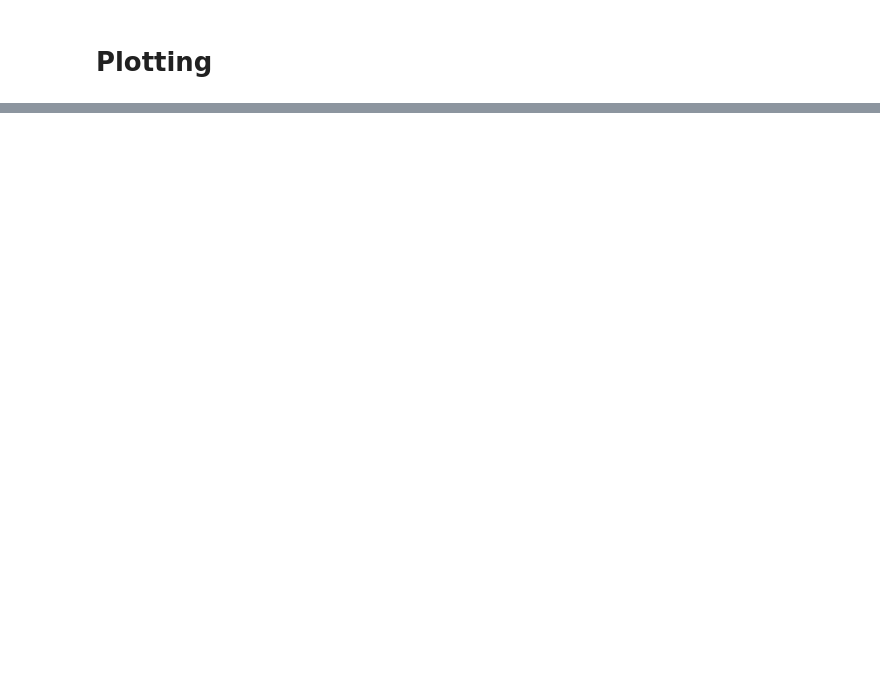
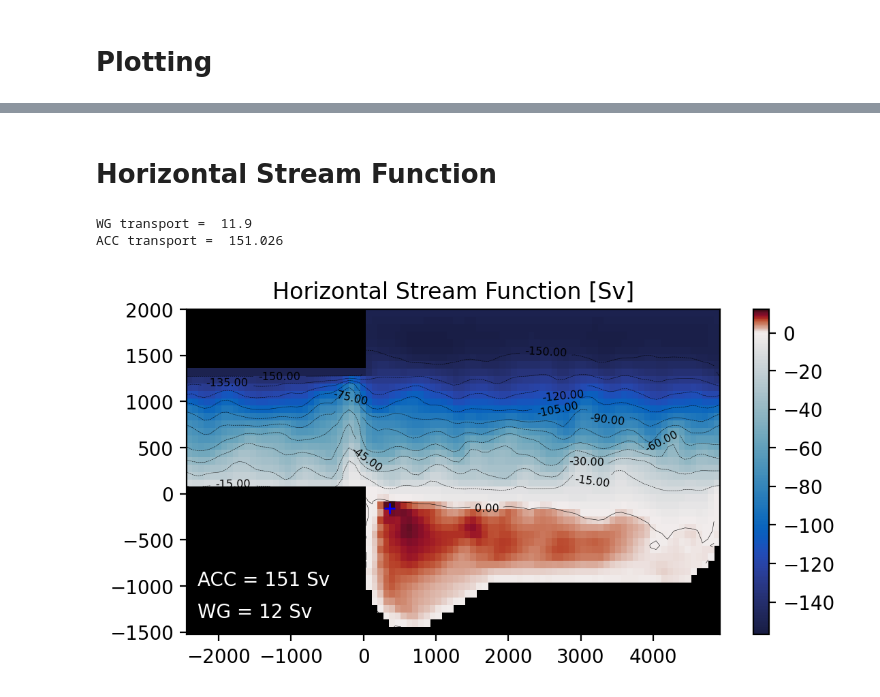
Before and after one commit to afstyles/IWG_analysis, a Jupyter notebook: int/Plotting.ipynb, the cells around one changed output, grey strips where cells are left out. Saved outputs shown, nothing was run; the diff lists cells and outputs as text; code cells hidden in the pictures; blank space fills up the shorter version.

```diff
--- a/int/Plotting.ipynb
+++ b/int/Plotting.ipynb
@@ -42,4 +2,0 @@ print(out_dir)
-# %%
-cube_list = iris.load(out_dir + '/*.nc')
-data_list = iris.load(data_dir + '/*grid*.nc')
-mask_list = iris.load(data_dir + '/mesh_mask.nc')
@@ -398,0 +46,6 @@ Residual overturning function / (Sv) (time: 236; Density_level: 101; -- : 137; -
+# %%
+# data_dir = os.path.abspath("/gws/nopw/j04/aopp/astyles/CANAL_DATA/experiments/OpSmplxNoise/CANAL_TESTING_R4_R4_N100I_SUM/EXP/")
+data_dir = os.path.abspath("/gws/nopw/j04/aopp/astyles/CANAL_DATA/experiments/OpSmplxNoise2/IDEALIZED_WG_80km_EXP_80km_FULL/EXP/")
+out_dir = os.path.abspath(data_dir + '/OUTPUT.XRtest/')
+timeseries_dir = os.path.abspath( data_dir + "/../")
+VCAN_dir = os.path.abspath(data_dir + '/OUTPUT_VCAN_without_interp/')
@@ -398,0 +165,33 @@ Residual overturning function / (Sv) (time: 236; Density_level: 101; -- : 137; -
+# %% [markdown]
+# Horizontal Stream Function
+# %%
+plt.figure(dpi=200, figsize=(2*3.1554, 3.1554))
+plt.title(r"Horizontal Stream Function [Sv]")
+plt.pcolormesh(lon_1d, lat_1d, np.mean(sf_zint_cube.data[:,:,:],axis=0), cmap=cmocean.cm.balance, norm = matplotlib.colors.TwoSlopeNorm(vcenter=0) )
+plt.colorbar()
+# plt.gca().set_aspect(1)
+CS = plt.contour(lon_1d, lat_1d, np.mean(sf_zint_cube.data[:,:,:],axis=0), norm = matplotlib.colors.TwoSlopeNorm(vcenter=0), levels=15, colors='k', linewidths=0.2 )
+plt.gca().set_facecolor('k')
+def fmt(x):
+        s = f"{x:.2f}"
+        if s.endswith("0"):
+            s = f"{x:.2f}"
+        return rf"{s}" if plt.rcParams["text.usetex"] else f"{s}"
+
+plt.clabel(CS, CS.levels, inline=True, fontsize='xx-small', fmt=fmt)
+
+#Place cross where maximum lies
+(ij_max, ii_max) = np.where(np.mean(sf_zint_cube.data[:,:,:],axis=0)==WG_transport)
+
+plt.plot(lon_1d[ii_max],lat_1d[ij_max], 'b+')
+
+plt.text(0.02 ,0.15,fr"ACC = {np.round(ACC_transport):.0f} Sv", transform=plt.gca().transAxes, color='white')
+plt.text(0.02 ,0.05,fr"WG = {np.round(WG_transport):.0f} Sv", transform=plt.gca().transAxes, color='white')
+plt.savefig(out_dir + f'/sf_zint.{fig_format}', bbox_inches='tight')
+
+print(f"WG transport =  {np.round(WG_transport, decimals=3)}")
+print(f"ACC transport =  {np.round(ACC_transport, decimals=3)}")
+# %% [output]
+WG transport =  11.9
+ACC transport =  151.026
+[figure, added]
```
Also changed, not shown: parts of 68 cells of this notebook, 5 other files.
